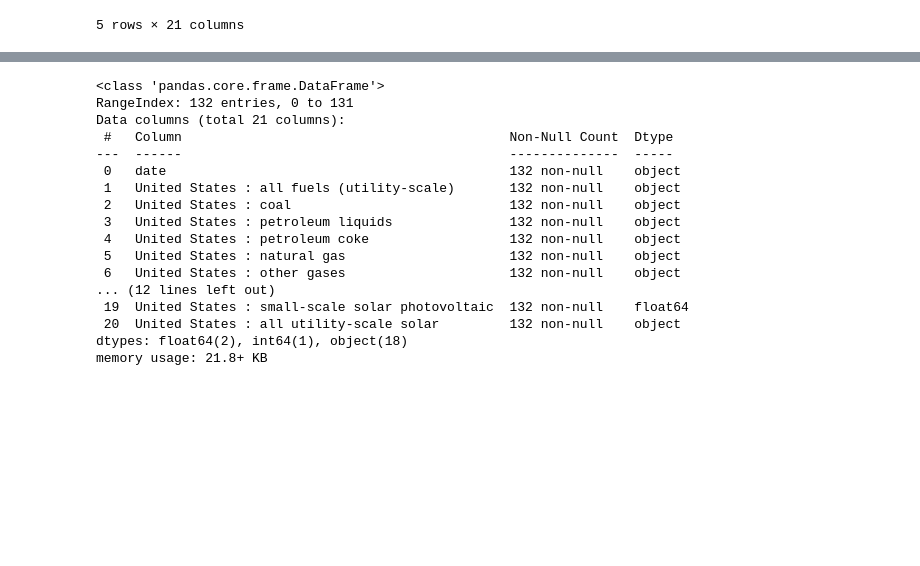
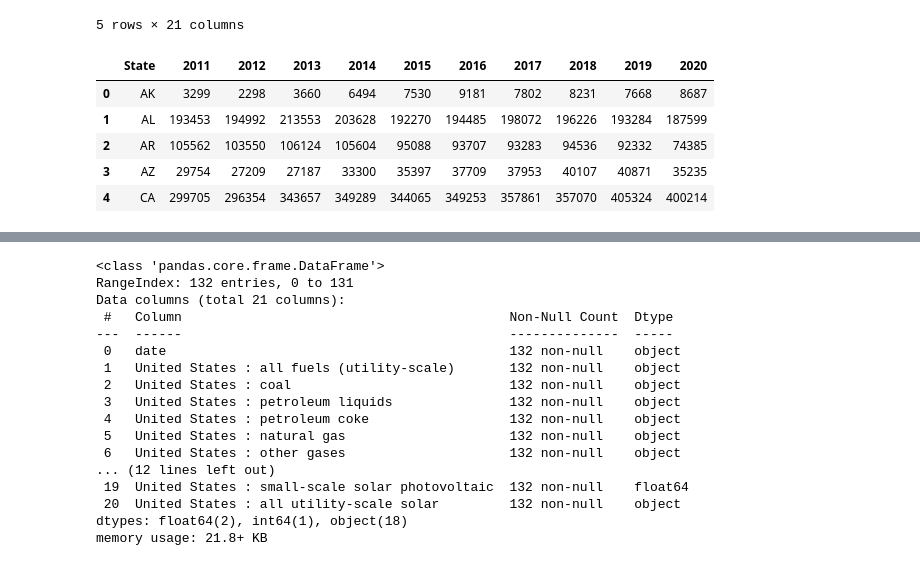
Before and after one commit to fraserclaire/Group3_Project4, a Jupyter notebook: ac/data_test.ipynb, the cells around one changed output, grey strips where cells are left out. Saved outputs shown, nothing was run; the diff lists cells and outputs as text; code cells hidden in the pictures; blank space fills up the shorter version.

```diff
--- a/ac/data_test.ipynb
+++ b/ac/data_test.ipynb
@@ -42,0 +48,11 @@ transposed_data.head()
+# %%
+biomass = energy_data['Biomass']
+biomass_renewable_energy = biomass[['State',2011,2012,2013,2014,2015,2016,2017,2018,2019,2020]]
+biomass_renewable_energy.head()
+# %% [output]
+|  | State | 2011 | 2012 | 2013 | 2014 | 2015 | 2016 | 2017 | 2018 | 2019 | 2020 |
+| 0 | AK | 3299 | 2298 | 3660 | 6494 | 7530 | 9181 | 7802 | 8231 | 7668 | 8687 |
+| 1 | AL | 193453 | 194992 | 213553 | 203628 | 192270 | 194485 | 198072 | 196226 | 193284 | 187599 |
+| 2 | AR | 105562 | 103550 | 106124 | 105604 | 95088 | 93707 | 93283 | 94536 | 92332 | 74385 |
+| 3 | AZ | 29754 | 27209 | 27187 | 33300 | 35397 | 37709 | 37953 | 40107 | 40871 | 35235 |
+| 4 | CA | 299705 | 296354 | 343657 | 349289 | 344065 | 349253 | 357861 | 357070 | 405324 | 400214 |
```
Also changed, not shown: parts of 11 cells of this notebook, 5 other files.
